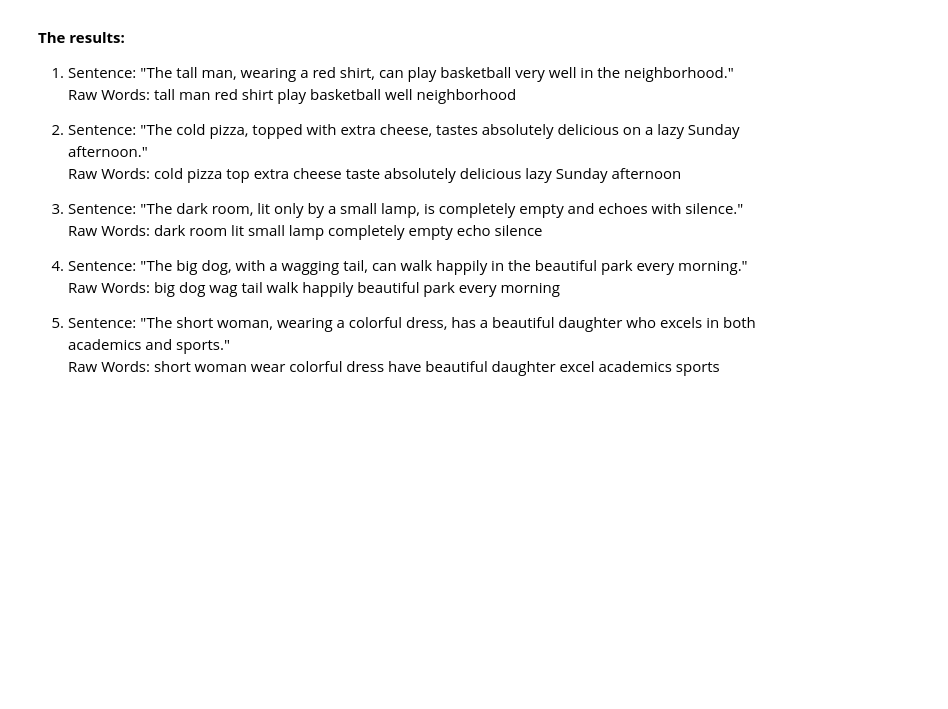
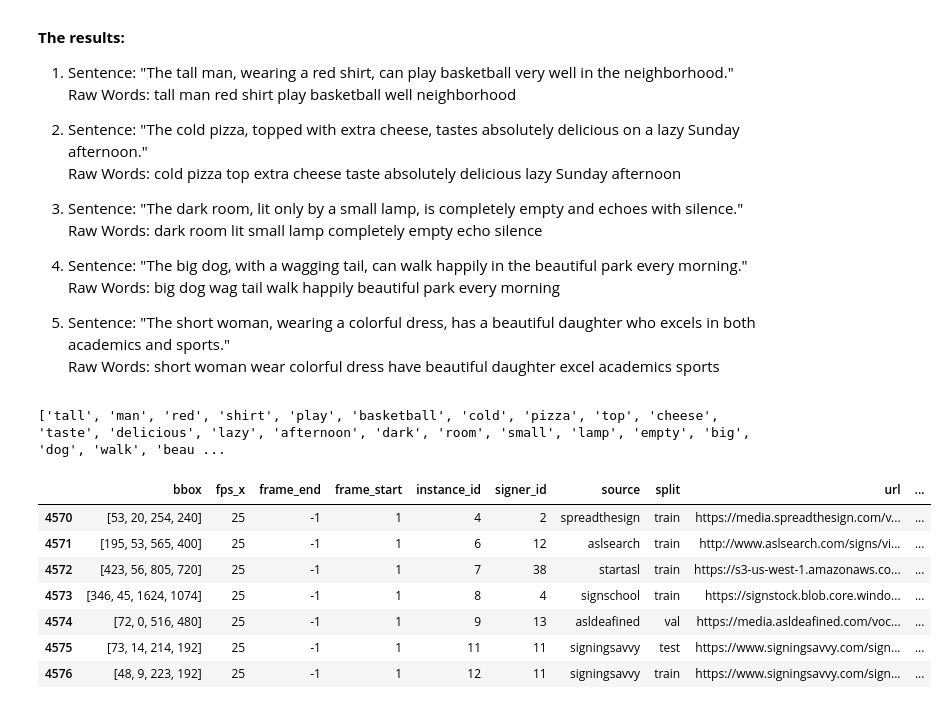
Before and after one commit to Oren93/sign_to_text, a Jupyter notebook: data_preprocessing.ipynb, the cells around one changed output. Drawn from its saved outputs; the diff is of its cells as text; code cells hidden in the pictures; blank space fills up the shorter version.

```diff
--- a/data_preprocessing.ipynb
+++ b/data_preprocessing.ipynb
@@ -347,12 +327,39 @@ Raw Words: big dog wag tail walk happily beautiful park every morning
 5. Sentence: "The short woman, wearing a colorful dress, has a beautiful daughter who excels in both academics and sports."<br>
 Raw Words: short woman wear colorful dress have beautiful daughter excel academics sports
 # %%
+# ChatGPT made up: ['happily']
+#'silent' This word appears as silent but chectGPT claimed it was "silence" therefore it was not processed yet
 subset_words = ['tall', 'man', 'red', 'shirt', 'play', 'basketball', 'well',
 'neighborhood', 'cold', 'pizza', 'top', 'extra', 'cheese',
 'taste', 'absolutely', 'delicious', 'lazy', 'Sunday',
 'afternoon', 'dark', 'room', 'lit', 'small', 'lamp', 'completely',
-'empty', 'echo', 'silence', 'big', 'dog', 'wag', 'tail', 'walk',
-'happily', 'beautiful', 'park', 'every', 'morning', 'short',
+'empty', 'echo', 'big', 'dog', 'wag', 'tail', 'walk',
+'beautiful', 'park', 'every', 'morning', 'short',
 'woman', 'wear', 'colorful', 'dress', 'have', 'beautiful',
-'daughter', 'excel', 'academics', 'sports']
+'daughter', 'excel', 'academics', 'sports']+ ["good", ]
 videos_per_word = Counter(data_info.loc[data_info.word.isin(subset_words),'word'])
+
+failed = []
+for word in subset_words:
+    if videos_per_word[word] == 0:
+        failed.append(word)
+
+failed = ["well", "neighborhood", "extra", "absolutely", "Sunday", "lit",
+ "completely", "echo", "wag", "tail", "happily", "park",
+ "colorful", "excel", "academics", "sports"]
+
+subset_words = [word for word in subset_words if word not in failed]
+print(subset_words)
+# %% [output]
+['tall', 'man', 'red', 'shirt', 'play', 'basketball', 'cold', 'pizza', 'top', 'cheese', 'taste', 'delicious', 'lazy', 'afternoon', 'dark', 'room', 'small', 'lamp', 'empty', 'big', 'dog', 'walk', 'beau ...
+# %%
+data_info.loc[data_info.word=='neighbor']
+# %% [output]
+|  | bbox | fps_x | frame_end | frame_start | instance_id | signer_id | source | split | url | ... |
+| 4570 | [53, 20, 254, 240] | 25 | -1 | 1 | 4 | 2 | spreadthesign | train | https://media.spreadthesign.com/v... | ... |
+| 4571 | [195, 53, 565, 400] | 25 | -1 | 1 | 6 | 12 | aslsearch | train | http://www.aslsearch.com/signs/vi... | ... |
+| 4572 | [423, 56, 805, 720] | 25 | -1 | 1 | 7 | 38 | startasl | train | https://s3-us-west-1.amazonaws.co... | ... |
+| 4573 | [346, 45, 1624, 1074] | 25 | -1 | 1 | 8 | 4 | signschool | train | https://signstock.blob.core.windo... | ... |
+| 4574 | [72, 0, 516, 480] | 25 | -1 | 1 | 9 | 13 | asldeafined | val | https://media.asldeafined.com/voc... | ... |
+| 4575 | [73, 14, 214, 192] | 25 | -1 | 1 | 11 | 11 | signingsavvy | test | https://www.signingsavvy.com/sign... | ... |
+| 4576 | [48, 9, 223, 192] | 25 | -1 | 1 | 12 | 11 | signingsavvy | train | https://www.signingsavvy.com/sign... | ... |
```
Also changed, not shown: parts of 5 cells of this notebook, 1 other file.
